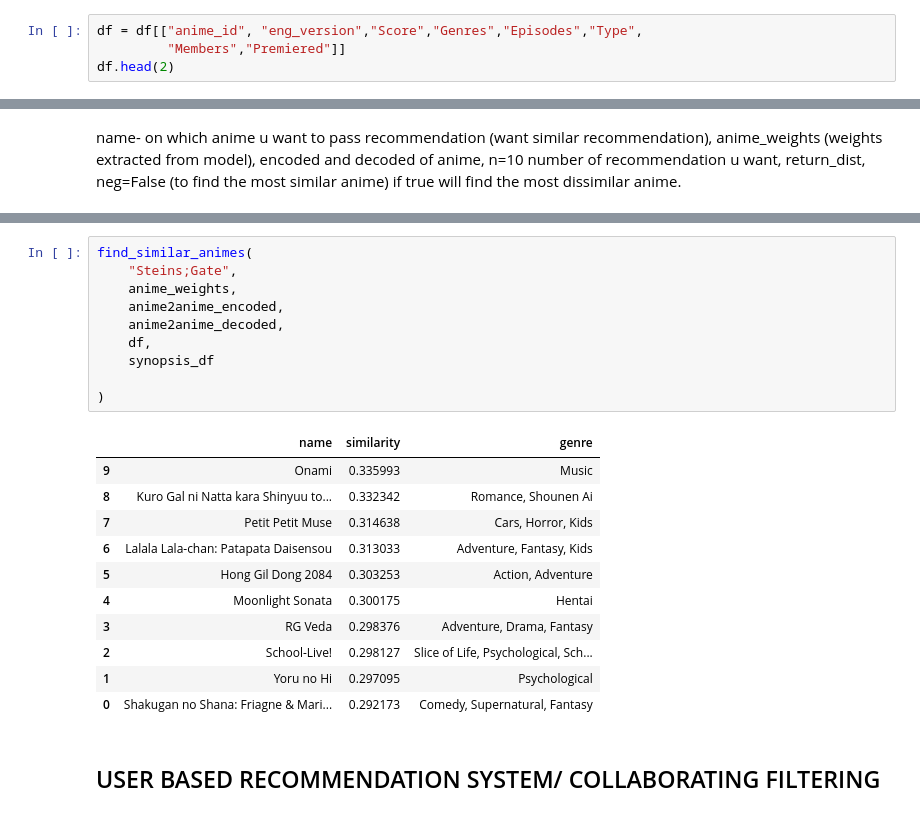
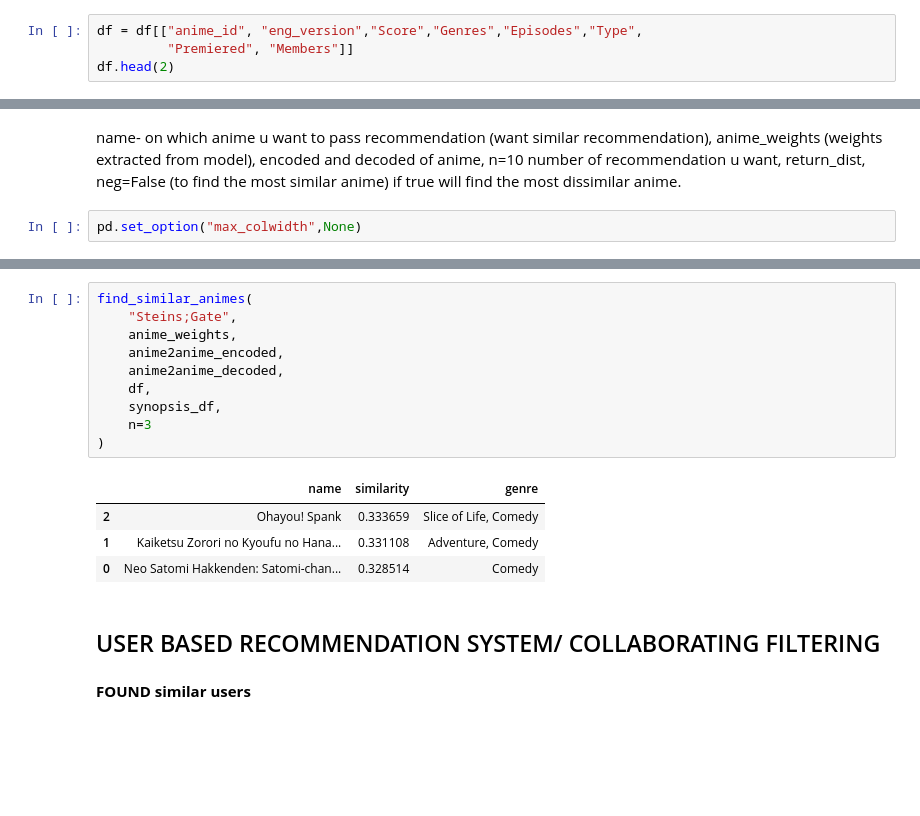
Before and after one commit to PoojaKuniyal/Anime-Recommender, a Jupyter notebook: notebook/anime.ipynb, the cells around one changed output, grey strips where cells are left out. Saved outputs shown, nothing was run; the diff lists cells and outputs as text; blank space fills up the shorter version.

```diff
--- a/notebook/anime.ipynb
+++ b/notebook/anime.ipynb
@@ -380,6 +386,6 @@ Index(['MAL_ID', 'Name', 'Score', 'Genres', 'English name', 'Japanese name',
       dtype='object')
 # %%
 df = df[["anime_id", "eng_version","Score","Genres","Episodes","Type",
-         "Members","Premiered"]]
+         "Premiered", "Members"]]
 df.head(2)
 # %% [output]
@@ -436,3 +444,5 @@ synopsis_df.head(1)
 # %% [markdown]
 name- on which anime u want to pass recommendation (want similar recommendation), anime_weights (weights extracted from model), encoded and decoded of anime, n=10 number of recommendation u want, return_dist, neg=False (to find the most similar anime) if true will find the most dissimilar anime.
+# %%
+pd.set_option("max_colwidth",None)
 # %%
@@ -493,25 +503,20 @@ def find_similar_animes(name, anime_weights, anime2anime_encoded, anime2anime_de
 # %%
 find_similar_animes(
     "Steins;Gate",
     anime_weights,
     anime2anime_encoded,
     anime2anime_decoded,
     df,
-    synopsis_df
-
+    synopsis_df,
+    n=3
 )
 # %% [output]
 |  | name | similarity | genre |
-| 9 | Onami | 0.335993 | Music |
-| 8 | Kuro Gal ni Natta kara Shinyuu to... | 0.332342 | Romance, Shounen Ai |
-| 7 | Petit Petit Muse | 0.314638 | Cars, Horror, Kids |
-| 6 | Lalala Lala-chan: Patapata Daisensou | 0.313033 | Adventure, Fantasy, Kids |
-| 5 | Hong Gil Dong 2084 | 0.303253 | Action, Adventure |
-| 4 | Moonlight Sonata | 0.300175 | Hentai |
-| 3 | RG Veda | 0.298376 | Adventure, Drama, Fantasy |
-| 2 | School-Live! | 0.298127 | Slice of Life, Psychological, Sch... |
-| 1 | Yoru no Hi | 0.297095 | Psychological |
-| 0 | Shakugan no Shana: Friagne & Mari... | 0.292173 | Comedy, Supernatural, Fantasy |
+| 2 | Ohayou! Spank | 0.333659 | Slice of Life, Comedy |
+| 1 | Kaiketsu Zorori no Kyoufu no Hana... | 0.331108 | Adventure, Comedy |
+| 0 | Neo Satomi Hakkenden: Satomi-chan... | 0.328514 | Comedy |
 # %% [markdown]
 ## USER BASED RECOMMENDATION SYSTEM/ COLLABORATING FILTERING
+# %% [markdown]
+**FOUND similar users**
 # %%
```
Also changed, not shown: parts of 32 cells of this notebook, 14 other files.
